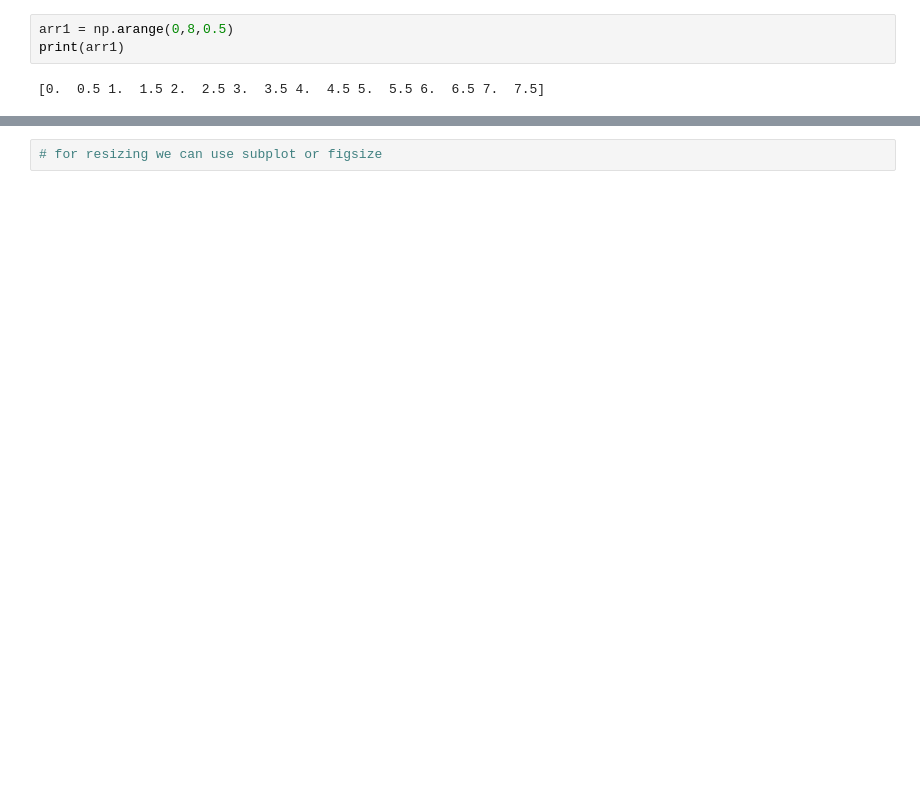
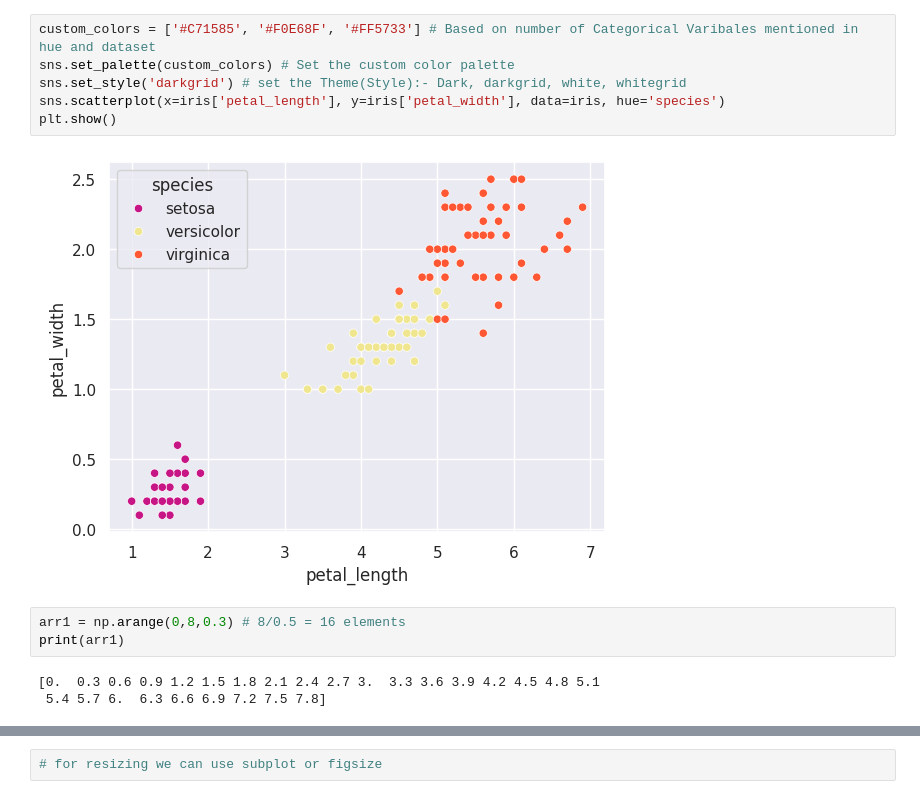
Before and after one commit to abhicse002/Py_DS_libs, a Jupyter notebook: seaborn.ipynb, the cells around one changed output, grey strips where cells are left out. Drawn from its saved outputs; the diff is of its cells as text; blank space fills up the shorter version.

```diff
--- a/seaborn.ipynb
+++ b/seaborn.ipynb
@@ -12,8 +45,17 @@ sns.__version__
+# %%
+custom_colors = ['#C71585', '#F0E68F', '#FF5733'] # Based on number of Categorical Varibales mentioned in hue and dataset
+sns.set_palette(custom_colors) # Set the custom color palette
+sns.set_style('darkgrid') # set the Theme(Style):- Dark, darkgrid, white, whitegrid
+sns.scatterplot(x=iris['petal_length'], y=iris['petal_width'], data=iris, hue='species')
+plt.show()
+# %% [output]
+[figure, added]
 # %%
-arr1 = np.arange(0,8,0.5)
+arr1 = np.arange(0,8,0.3) # 8/0.5 = 16 elements
 print(arr1)
 # %% [output]
-[0.  0.5 1.  1.5 2.  2.5 3.  3.5 4.  4.5 5.  5.5 6.  6.5 7.  7.5]
+[0.  0.3 0.6 0.9 1.2 1.5 1.8 2.1 2.4 2.7 3.  3.3 3.6 3.9 4.2 4.5 4.8 5.1
+ 5.4 5.7 6.  6.3 6.6 6.9 7.2 7.5 7.8]
 # %%
 np.sin(arr1)
 # %% [output]
```
Also changed, not shown: parts of 21 cells of this notebook.
